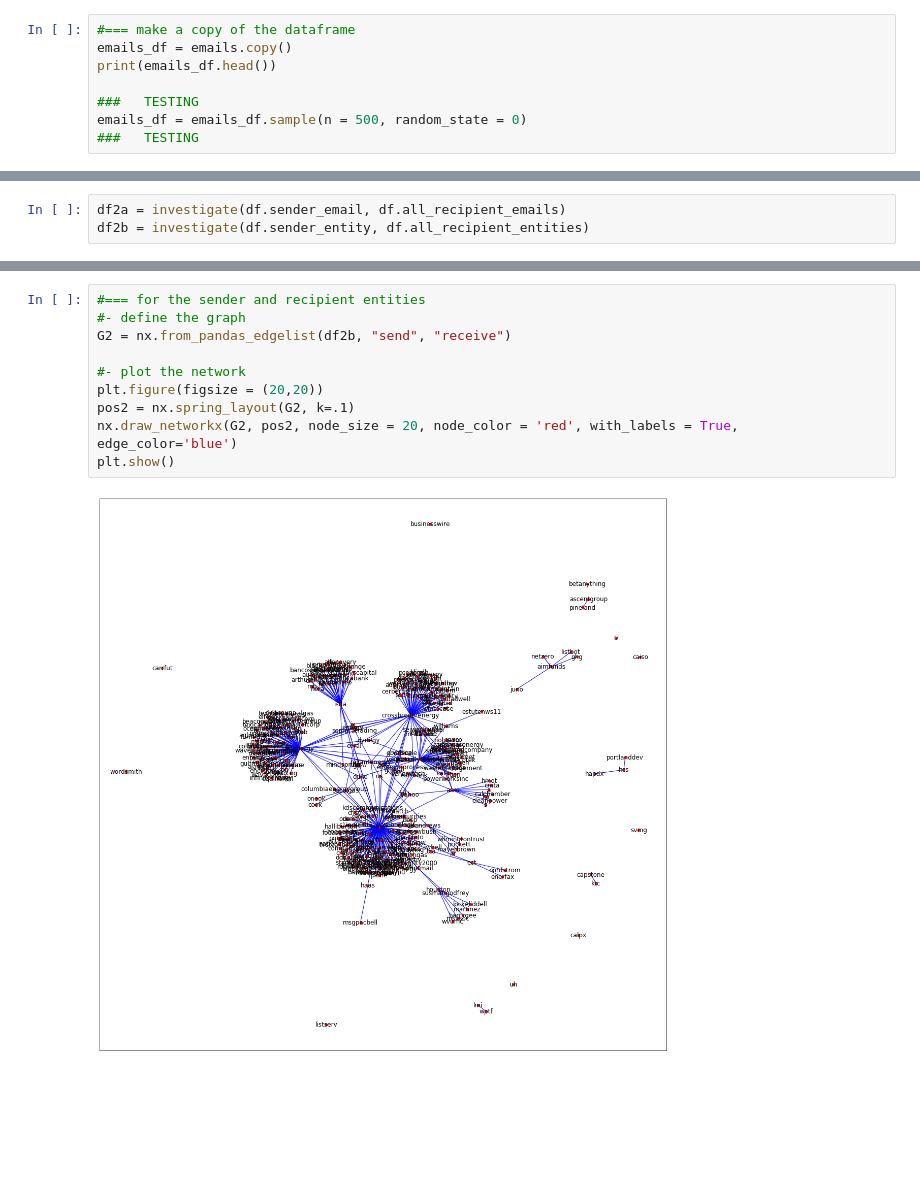
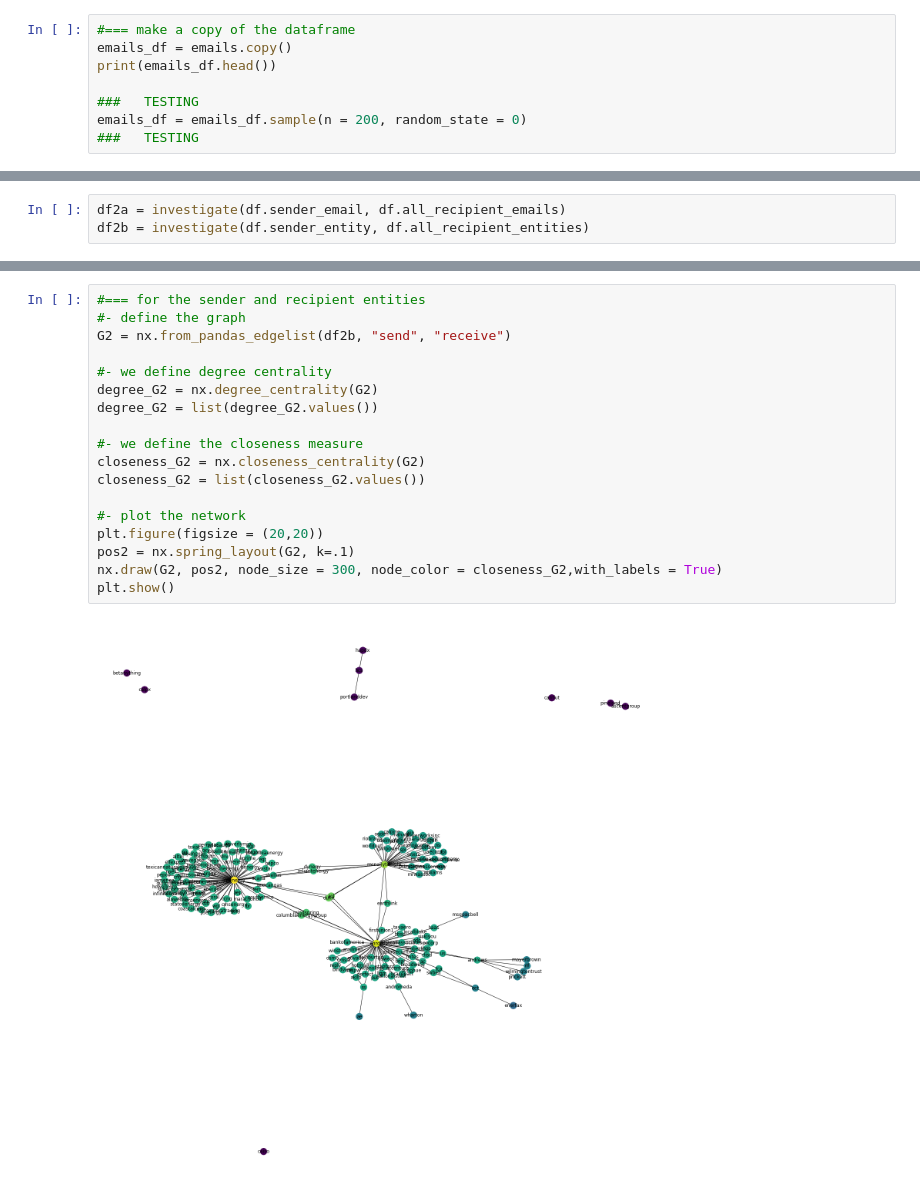
Before and after one commit to KelvinHwee/Machine-Learning, a Jupyter notebook: enron_fraud.ipynb, the cells around one changed output, grey strips where cells are left out. Cells and saved outputs as stored; diff of their text form; blank space fills up the shorter version.

```diff
--- a/enron_fraud.ipynb
+++ b/enron_fraud.ipynb
@@ -17,7 +17,7 @@ emails_df = emails.copy()
 print(emails_df.head())
 
 ###   TESTING
-emails_df = emails_df.sample(n = 500, random_state = 0)
+emails_df = emails_df.sample(n = 200, random_state = 0)
 ###   TESTING
 # %% [output]
                        file                                            message
@@ -261,12 +269,20 @@ plt.show()
 # %%
 #=== for the sender and recipient entities
 #- define the graph
 G2 = nx.from_pandas_edgelist(df2b, "send", "receive")
 
+#- we define degree centrality
+degree_G2 = nx.degree_centrality(G2)
+degree_G2 = list(degree_G2.values())
+
+#- we define the closeness measure
+closeness_G2 = nx.closeness_centrality(G2)
+closeness_G2 = list(closeness_G2.values())
+
 #- plot the network
 plt.figure(figsize = (20,20))
 pos2 = nx.spring_layout(G2, k=.1)
-nx.draw_networkx(G2, pos2, node_size = 20, node_color = 'red', with_labels = True, edge_color='blue')
+nx.draw(G2, pos2, node_size = 300, node_color = closeness_G2,with_labels = True)
 plt.show()
 # %% [output]
-[figure, old version]
+[figure, new version]
```
Also changed, not shown: parts of 1 cell of this notebook.
